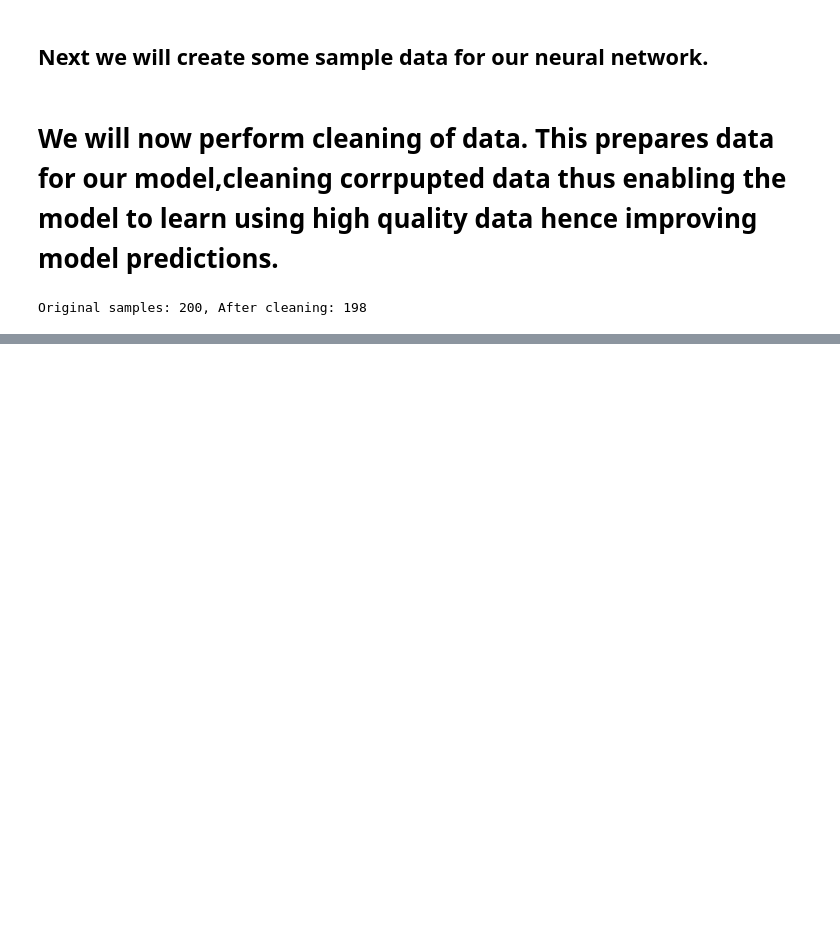
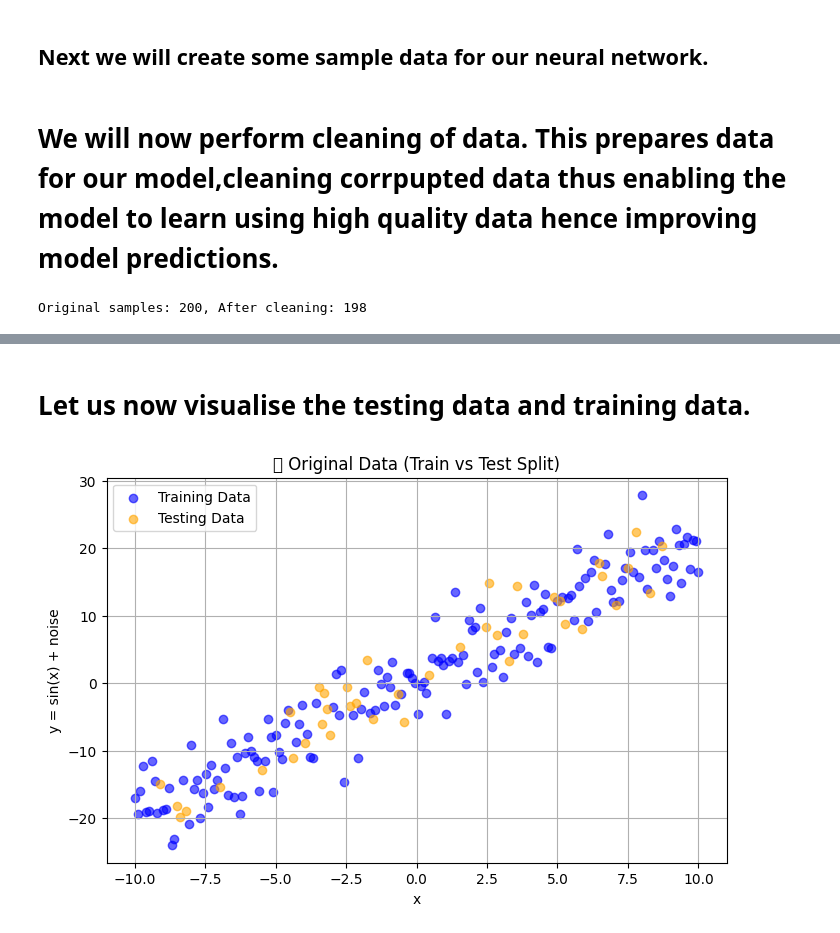
Before and after one commit to Storm00212/Introduction-to-machine-learning-models, a Jupyter notebook: A_slightly_more_complex_neural_network_showing_the_effect_of_layers_in_a_neural_network,data_splitting_and_data_cleanup.ipynb, the cells around one changed output, grey strips where cells are left out. Cells and saved outputs as stored; diff of their text form; code cells hidden in the pictures; blank space fills up the shorter version.

Commit message:
Data visualisation

```diff
--- a/A_slightly_more_complex_neural_network_showing_the_effect_of_layers_in_a_neural_network,data_splitting_and_data_cleanup.ipynb
+++ b/A_slightly_more_complex_neural_network_showing_the_effect_of_layers_in_a_neural_network,data_splitting_and_data_cleanup.ipynb
@@ -43,0 +51,3 @@ Original samples: 200, After cleaning: 198
+# %%
+x = x.reshape(-1, 1)
+y = y.reshape(-1, 1)
@@ -43,0 +58,16 @@ Original samples: 200, After cleaning: 198
+# %%
+x_train, x_test, y_train, y_test = train_test_split(x, y, test_size=0.2, random_state=42)
+# %% [markdown]
+# Let us now visualise the testing data and training data.
+# %%
+plt.figure(figsize=(8,5))
+plt.scatter(x_train, y_train, label='Training Data', color='blue', alpha=0.6)
+plt.scatter(x_test, y_test, label='Testing Data', color='orange', alpha=0.6)
+plt.title("📊 Original Data (Train vs Test Split)")
+plt.xlabel("x")
+plt.ylabel("y = sin(x) + noise")
+plt.legend()
+plt.grid(True)
+plt.show()
+# %% [output]
+[figure, added]
```
Also changed, not shown: parts of 2 cells of this notebook.
